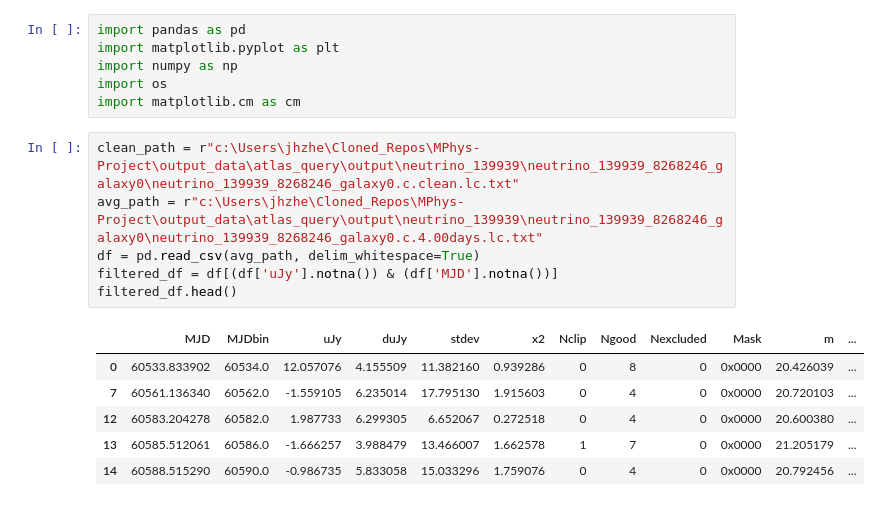
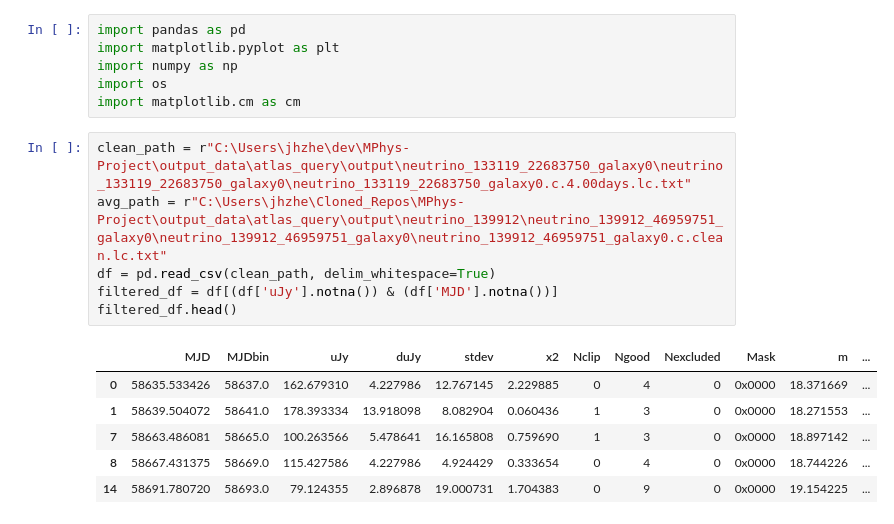
Before and after one commit to BennyZheng203/MPhys-Project, a Jupyter notebook: Notebooks/Lightcurve_assess.ipynb, the cells around one changed output. Cells and saved outputs as stored; diff of their text form.

Commit message:
fix clean

```diff
--- a/Notebooks/Lightcurve_assess.ipynb
+++ b/Notebooks/Lightcurve_assess.ipynb
@@ -7,18 +7,18 @@ import numpy as np
 import os
 import matplotlib.cm as cm
 # %%
-clean_path = r"c:\Users\jhzhe\Cloned_Repos\MPhys-Project\output_data\atlas_query\output\neutrino_139939\neutrino_139939_8268246_galaxy0\neutrino_139939_8268246_galaxy0.c.clean.lc.txt"
-avg_path = r"c:\Users\jhzhe\Cloned_Repos\MPhys-Project\output_data\atlas_query\output\neutrino_139939\neutrino_139939_8268246_galaxy0\neutrino_139939_8268246_galaxy0.c.4.00days.lc.txt"
-df = pd.read_csv(avg_path, delim_whitespace=True)
+clean_path = r"C:\Users\jhzhe\dev\MPhys-Project\output_data\atlas_query\output\neutrino_133119_22683750_galaxy0\neutrino_133119_22683750_galaxy0\neutrino_133119_22683750_galaxy0.c.4.00days.lc.txt"
+avg_path = r"C:\Users\jhzhe\Cloned_Repos\MPhys-Project\output_data\atlas_query\output\neutrino_139912\neutrino_139912_46959751_galaxy0\neutrino_139912_46959751_galaxy0\neutrino_139912_46959751_galaxy0.c.clean.lc.txt"
+df = pd.read_csv(clean_path, delim_whitespace=True)
 filtered_df = df[(df['uJy'].notna()) & (df['MJD'].notna())]
 filtered_df.head()
 # %% [output]
 |  | MJD | MJDbin | uJy | duJy | stdev | x2 | Nclip | Ngood | Nexcluded | Mask | m | ... |
-| 0 | 60533.833902 | 60534.0 | 12.057076 | 4.155509 | 11.382160 | 0.939286 | 0 | 8 | 0 | 0x0000 | 20.426039 | ... |
-| 7 | 60561.136340 | 60562.0 | -1.559105 | 6.235014 | 17.795130 | 1.915603 | 0 | 4 | 0 | 0x0000 | 20.720103 | ... |
-| 12 | 60583.204278 | 60582.0 | 1.987733 | 6.299305 | 6.652067 | 0.272518 | 0 | 4 | 0 | 0x0000 | 20.600380 | ... |
-| 13 | 60585.512061 | 60586.0 | -1.666257 | 3.988479 | 13.466007 | 1.662578 | 1 | 7 | 0 | 0x0000 | 21.205179 | ... |
-| 14 | 60588.515290 | 60590.0 | -0.986735 | 5.833058 | 15.033296 | 1.759076 | 0 | 4 | 0 | 0x0000 | 20.792456 | ... |
+| 0 | 58635.533426 | 58637.0 | 162.679310 | 4.227986 | 12.767145 | 2.229885 | 0 | 4 | 0 | 0x0000 | 18.371669 | ... |
+| 1 | 58639.504072 | 58641.0 | 178.393334 | 13.918098 | 8.082904 | 0.060436 | 1 | 3 | 0 | 0x0000 | 18.271553 | ... |
+| 7 | 58663.486081 | 58665.0 | 100.263566 | 5.478641 | 16.165808 | 0.759690 | 1 | 3 | 0 | 0x0000 | 18.897142 | ... |
+| 8 | 58667.431375 | 58669.0 | 115.427586 | 4.227986 | 4.924429 | 0.333654 | 0 | 4 | 0 | 0x0000 | 18.744226 | ... |
+| 14 | 58691.780720 | 58693.0 | 79.124355 | 2.896878 | 19.000731 | 1.704383 | 0 | 9 | 0 | 0x0000 | 19.154225 | ... |
 # %%
 def features(dataframe, flux_column='uJy'):
     N = len(dataframe)
```
Also changed, not shown: parts of 6 cells of this notebook, 1 other file.
